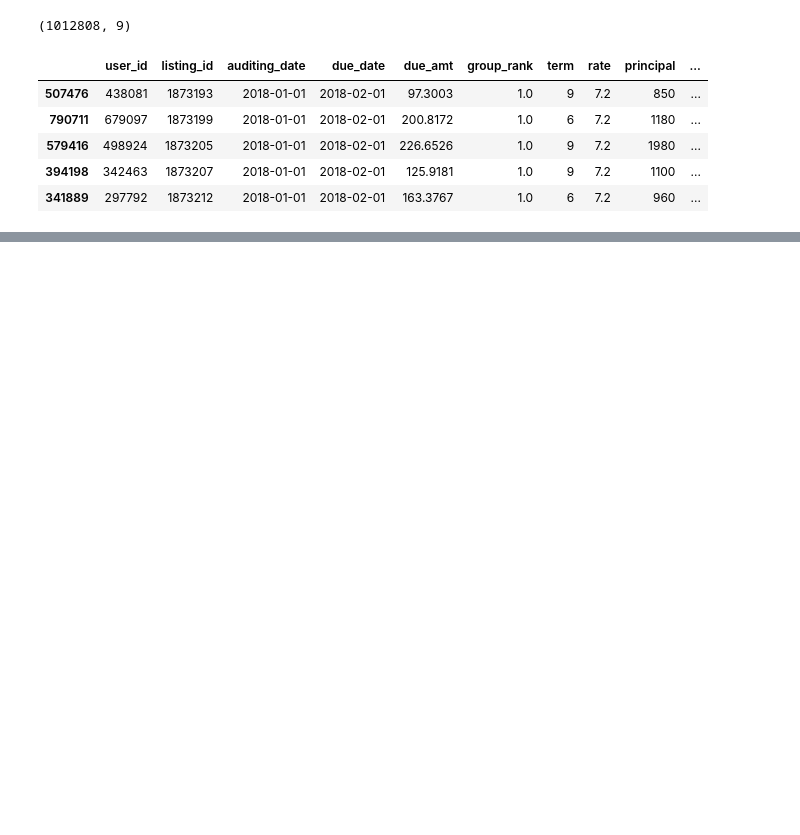
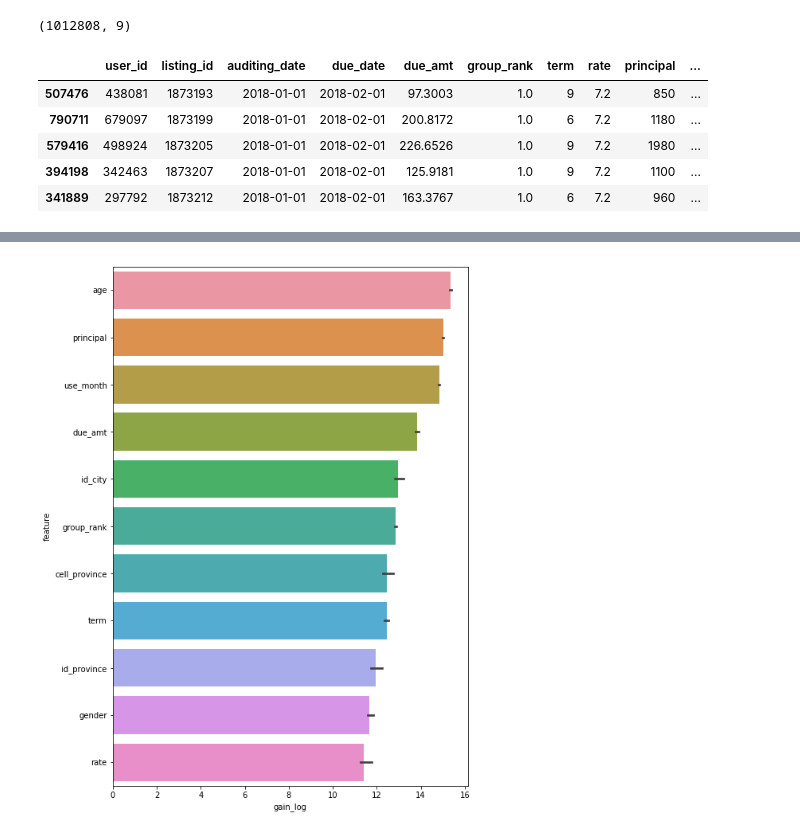
Before and after one commit to FlyingWing/jupyter, a Jupyter notebook: 第四届魔镜杯大赛.ipynb, the cells around one changed output, grey strips where cells are left out. Cells and saved outputs as stored; diff of their text form; code cells hidden in the pictures; blank space fills up the shorter version.

```diff
--- a/第四届魔镜杯大赛.ipynb
+++ b/第四届魔镜杯大赛.ipynb
@@ -107,0 +188,9 @@ new_data['use_month'] = new_data.apply(lambda row:monthDiff(row['auditing_date']
+# %%
+category_columns = ['gender', 'cell_province', 'id_province', 'id_city']
+continus_columns = ['due_amt', 'group_rank', 'term', 'rate', 'principal', 'age', 'use_month']
+# %%
+train_data = new_data[new_data.listing_id < 5282923]
+test_data = new_data[new_data.listing_id >= 5282923]
+for f in category_columns:
+    train_data[f], indexer = pd.factorize(train_data[f], sort=True)
+    test_data[f] = indexer.get_indexer(test_data[f])
@@ -107,0 +208,76 @@ new_data['use_month'] = new_data.apply(lambda row:monthDiff(row['auditing_date']
+# %%
+features = category_columns + continus_columns
+# %%
+train_data = train_data.merge(sub_train_data[['listing_id', 'diff_date', 'diff_amt']], on="listing_id", how="left")
+# %%
+import warnings
+from sklearn.model_selection import KFold
+from sklearn.metrics import roc_auc_score
+import lightgbm as lgb
+import seaborn as sns
+
+n_splits = 3
+folds = KFold(n_splits=n_splits, shuffle=True, random_state=123)
+
+clf = lgb.LGBMRegressor(
+    learning_rate=0.1,
+    num_leaves=31,
+    objective='regression',
+    min_data_in_leaf=30,
+    n_estimators=1000,
+    subsample=0.7,
+    colsample_bytree=0.8,
+    reg_lambda= 1e-5,
+    random_state=2019
+)
+
+# train_data = data2.sample(frac = 0.7)
+# test_idx = data2.index.difference(train_data.index)
+# test_data = data2.iloc[test_idx]
+
+target = "diff_date"
+features = features
+
+importances = pd.DataFrame()
+test_data['pred'] = 0
+train_data['pred'] = 0
+for fold_id, (trn, val) in enumerate(folds.split(train_data)):
+
+    devel = train_data[features].iloc[trn]
+    y_devel = train_data[target].iloc[trn]
+    valid = train_data[features].iloc[val]
+    y_valid = train_data[target].iloc[val]
+
+    print("Fold ", fold_id, ":")
+
+    clf.fit(devel, y_devel, eval_set=[(devel, y_devel), (valid, y_valid)],
+            early_stopping_rounds=50, verbose=50, eval_metric='l1')
+
+    imp_df = pd.DataFrame()
+    imp_df["feature"] = features
+    try:
+        imp_df["gain"] = clf.booster_.feature_importance(
+            importance_type='gain')
+
+    except:
+        imp_df["gain"] = clf.feature_importances_
+
+    imp_df['fold'] = fold_id + 1
+    importances = pd.concat([importances, imp_df], axis=0, sort=False)
+
+    predictions = clf.predict(valid)
+
+    test_data['pred'] += clf.predict(test_data[features])/n_splits
+    train_data['pred'] += clf.predict(train_data[features])/n_splits
+#     print("Fold ", fold_id, " auc score: ",roc_auc_score(y_valid, predictions))
+
+warnings.simplefilter('ignore', FutureWarning)
+
+importances['gain_log'] = np.log1p(importances['gain'])
+mean_gain = importances[['gain', 'feature']].groupby('feature').mean()
+importances['mean_gain'] = importances['feature'].map(mean_gain['gain'])
+
+plt.figure(figsize=(8, 12))
+sns.barplot(x='gain_log', y='feature',
+            data=importances.sort_values('mean_gain', ascending=False))
+# %% [output]
@@ -107,0 +327 @@ new_data['use_month'] = new_data.apply(lambda row:monthDiff(row['auditing_date']
+[figure, added]
```
Also changed, not shown: parts of 25 cells of this notebook.
